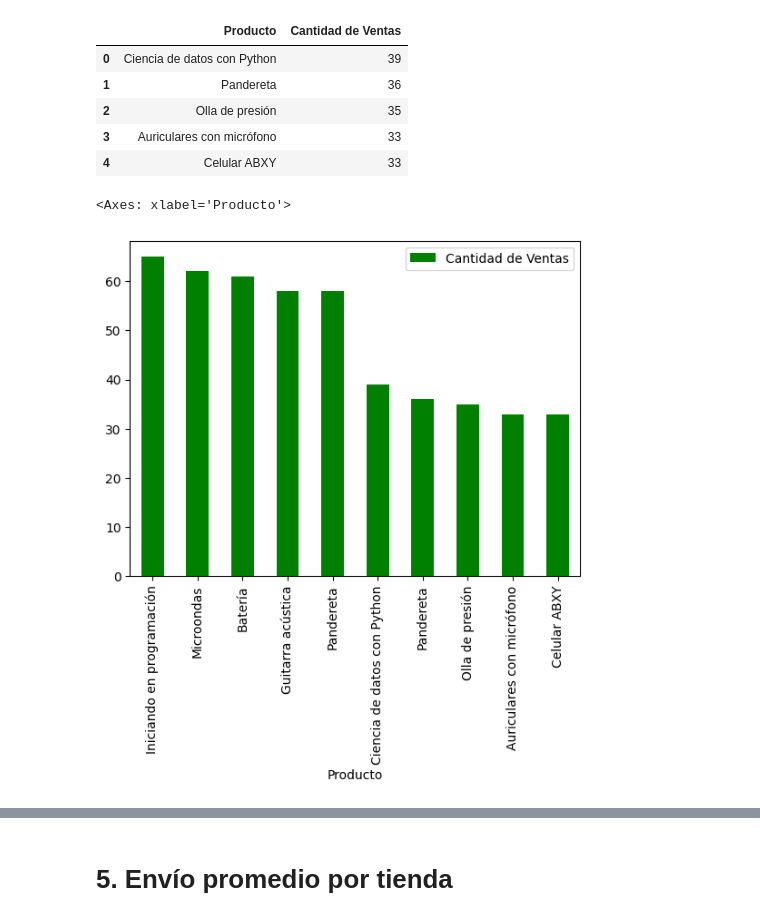
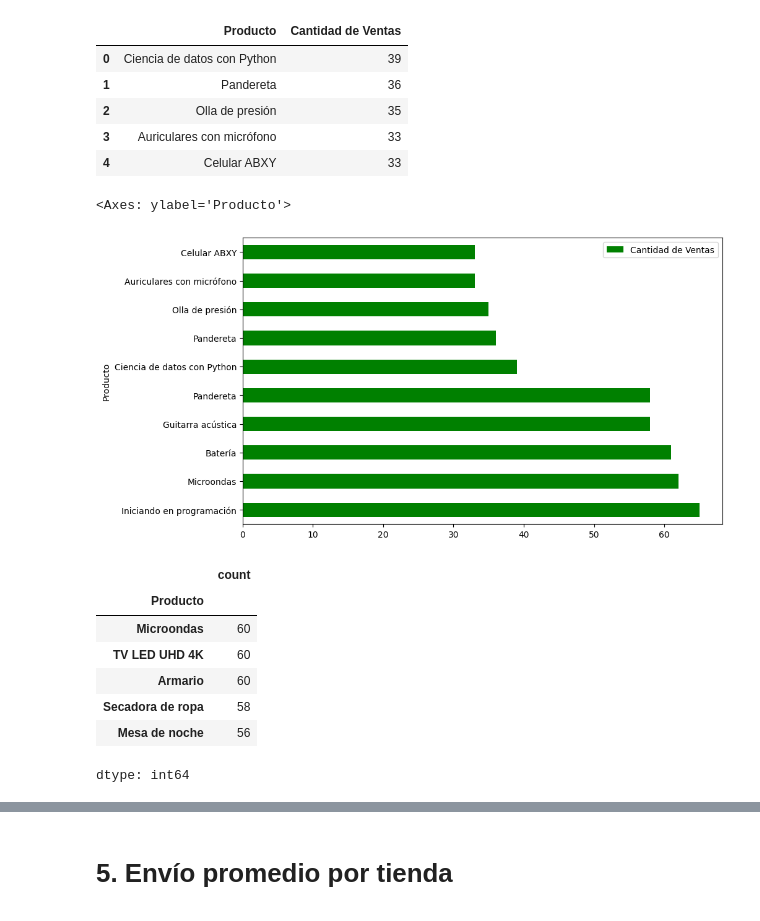
Before and after one commit to brunod02/Challenge-Data-Science, a Jupyter notebook: AluraStoreLatam.ipynb, the cells around one changed output, grey strips where cells are left out. Saved outputs shown, nothing was run; the diff lists cells and outputs as text; code cells hidden in the pictures.

Commit message:
Se termino de evaluar el producto mas y menos vendido de cada tienda y el envio promedio por cada tienda

```diff
--- a/AluraStoreLatam.ipynb
+++ b/AluraStoreLatam.ipynb
@@ -251,7 +243,19 @@ menos_vendido1
 # %%
 productos_totales = pd.concat([mas_vendido1,menos_vendido1])
 # %%
-productos_totales.plot(kind='bar', x='Producto', y='Cantidad de Ventas', color='green')
+productos_totales.plot(kind='barh', x='Producto', y='Cantidad de Ventas', color='green', figsize=(10,6))
 # %% [output]
-<Axes: xlabel='Producto'>
+<Axes: ylabel='Producto'>
-[figure, old version]
+[figure, new version]
+# %%
+productos_mas2 = tienda['Producto'].value_counts().head(5)
+productos_mas2
+# %% [output]
+|  | count |
+| Producto |  |
+| Microondas | 60 |
+| TV LED UHD 4K | 60 |
+| Armario | 60 |
+| Secadora de ropa | 58 |
+| Mesa de noche | 56 |
+dtype: int64
```
Also changed, not shown: parts of 36 cells of this notebook.
